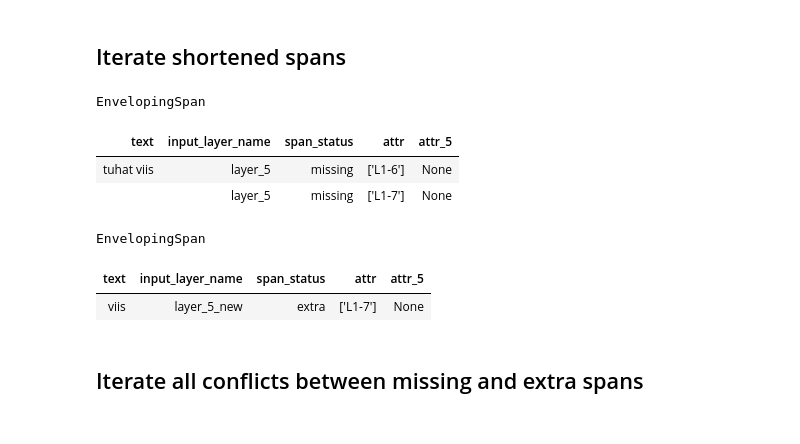
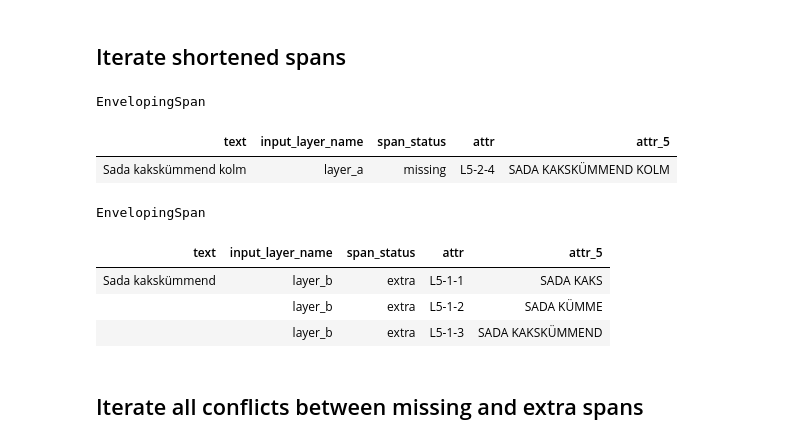
Before and after one commit to estnltk/estnltk, a Jupyter notebook: tutorials/taggers/diff_tagger.ipynb, the cells around one changed output. Saved outputs shown, nothing was run; the diff lists cells and outputs as text; code cells hidden in the pictures.

```diff
--- a/tutorials/taggers/diff_tagger.ipynb
+++ b/tutorials/taggers/diff_tagger.ipynb
@@ -175,7 +190,7 @@ EnvelopingSpan
 # %% [markdown]
 ## Iterate missing spans
 # %%
-for a in iterate_missing(text.diff_layer, 'span_status'):
+for a in iterate_missing(diff_layer, 'span_status'):
     a.display()
 # %% [output]
 EnvelopingSpan
@@ -189,7 +208,7 @@ EnvelopingSpan
 # %% [markdown]
 ## Iterate extra spans
 # %%
-for a in iterate_extra(text.diff_layer, 'span_status'):
+for a in iterate_extra(diff_layer, 'span_status'):
     a.display()
 # %% [output]
 EnvelopingSpan
@@ -207,7 +222,7 @@ EnvelopingSpan
 # %% [markdown]
 ## Iterate overlapped spans
 # %%
-for a, b in iterate_overlapped(text.diff_layer, 'span_status'):
+for a, b in iterate_overlapped(diff_layer, 'span_status'):
     a.display()
     b.display()
 # %% [output]
@@ -222,6 +235,6 @@ EnvelopingSpan
 # %% [markdown]
 ## Iterate prolonged spans
 # %%
-for a, b in iterate_prolonged(text.diff_layer, 'span_status'):
+for a, b in iterate_prolonged(diff_layer, 'span_status'):
     a.display()
     b.display()
@@ -228,17 +256,18 @@ for a, b in iterate_prolonged(text.diff_layer, 'span_status'):
 # %% [markdown]
 ## Iterate shortened spans
 # %%
-for a, b in iterate_shortened(text.diff_layer, 'span_status'):
+for a, b in iterate_shortened(diff_layer, 'span_status'):
     a.display()
     b.display()
 # %% [output]
 EnvelopingSpan
 | text | input_layer_name | span_status | attr | attr_5 |
-| tuhat viis | layer_5 | missing | ['L1-6'] | None |
-|  | layer_5 | missing | ['L1-7'] | None |
+| Sada kakskümmend kolm | layer_a | missing | L5-2-4 | SADA KAKSKÜMMEND KOLM |
 EnvelopingSpan
 | text | input_layer_name | span_status | attr | attr_5 |
-| viis | layer_5_new | extra | ['L1-7'] | None |
+| Sada kakskümmend | layer_b | extra | L5-1-1 | SADA KAKS |
+|  | layer_b | extra | L5-1-2 | SADA KÜMME |
+|  | layer_b | extra | L5-1-3 | SADA KAKSKÜMMEND |
 # %% [markdown]
 ## Iterate all conflicts between missing and extra spans
 # %%
```
Also changed, not shown: parts of 18 cells of this notebook.
